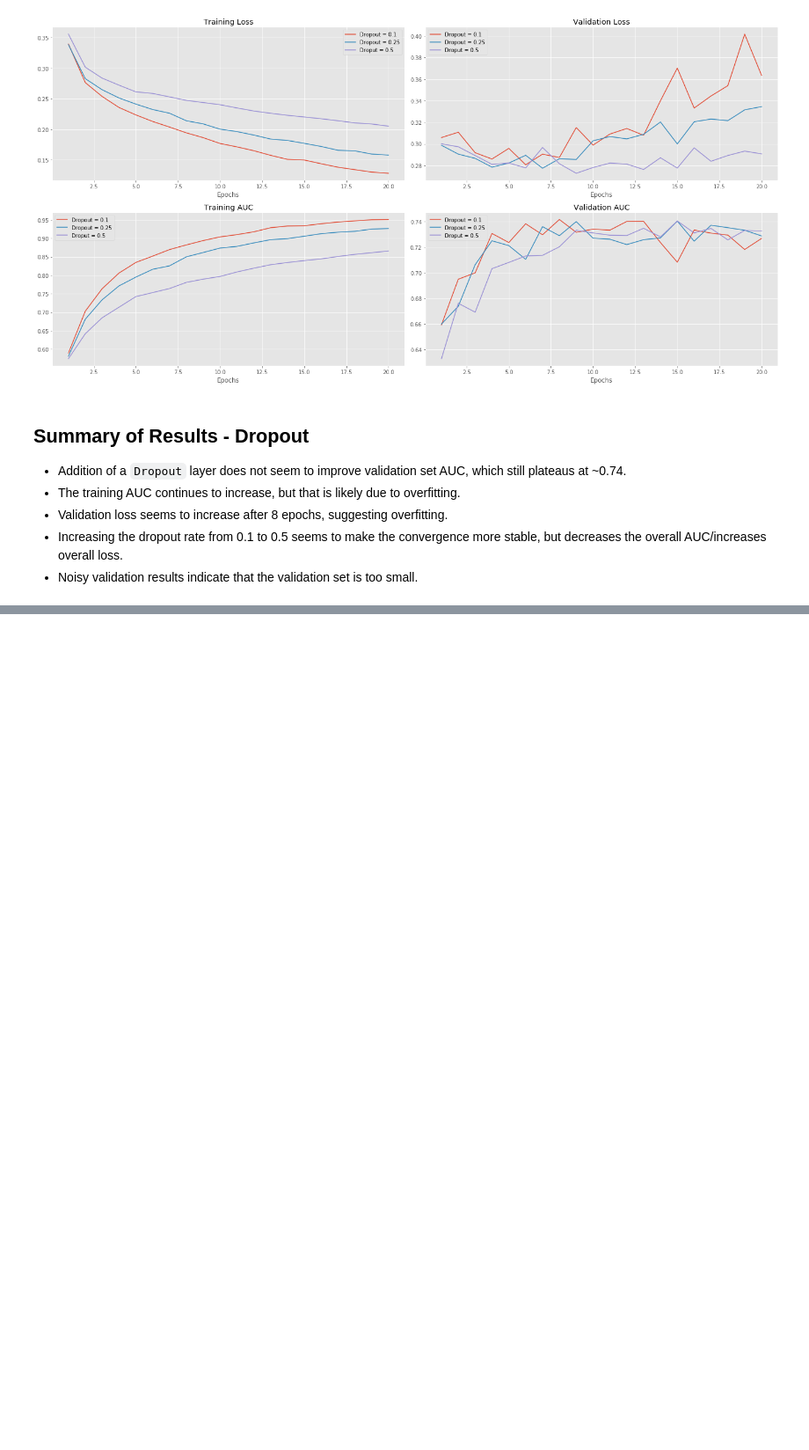
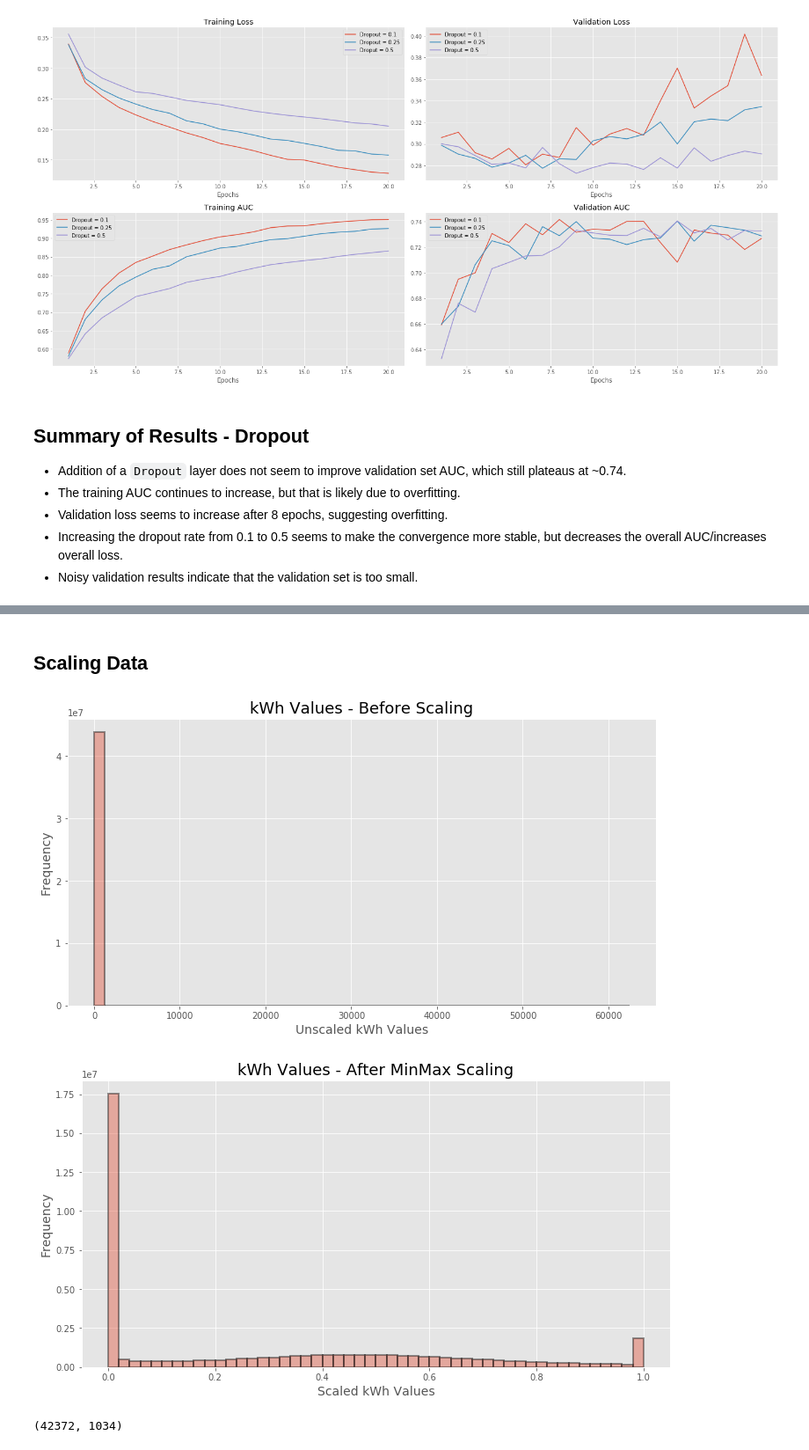
Before and after one commit to SMS-NED16/FYP-DL, a Jupyter notebook: fyp-assignments/06_Deep_Learning_Models/03_WNN_Zheng.ipynb, the cells around one changed output, grey strips where cells are left out. Shown at 88% size. Saved outputs shown, nothing was run; the diff lists cells and outputs as text; code cells hidden in the pictures; blank space fills up the shorter version.

```diff
--- a/fyp-assignments/06_Deep_Learning_Models/03_WNN_Zheng.ipynb
+++ b/fyp-assignments/06_Deep_Learning_Models/03_WNN_Zheng.ipynb
@@ -660,0 +667,12 @@ plt.tight_layout()
+# %% [markdown]
+## Scaling Data
+# %%
+X_scaled_minmax = scale_features(X=kWhs, plot_distributions=True,
+                                 scaling_strategy='MinMax')
+# %% [output]
+[figure, added]
+[figure, added]
+# %%
+X_scaled_minmax.shape
+# %% [output]
+(42372, 1034)
```
Also changed, not shown: parts of 26 cells of this notebook.
